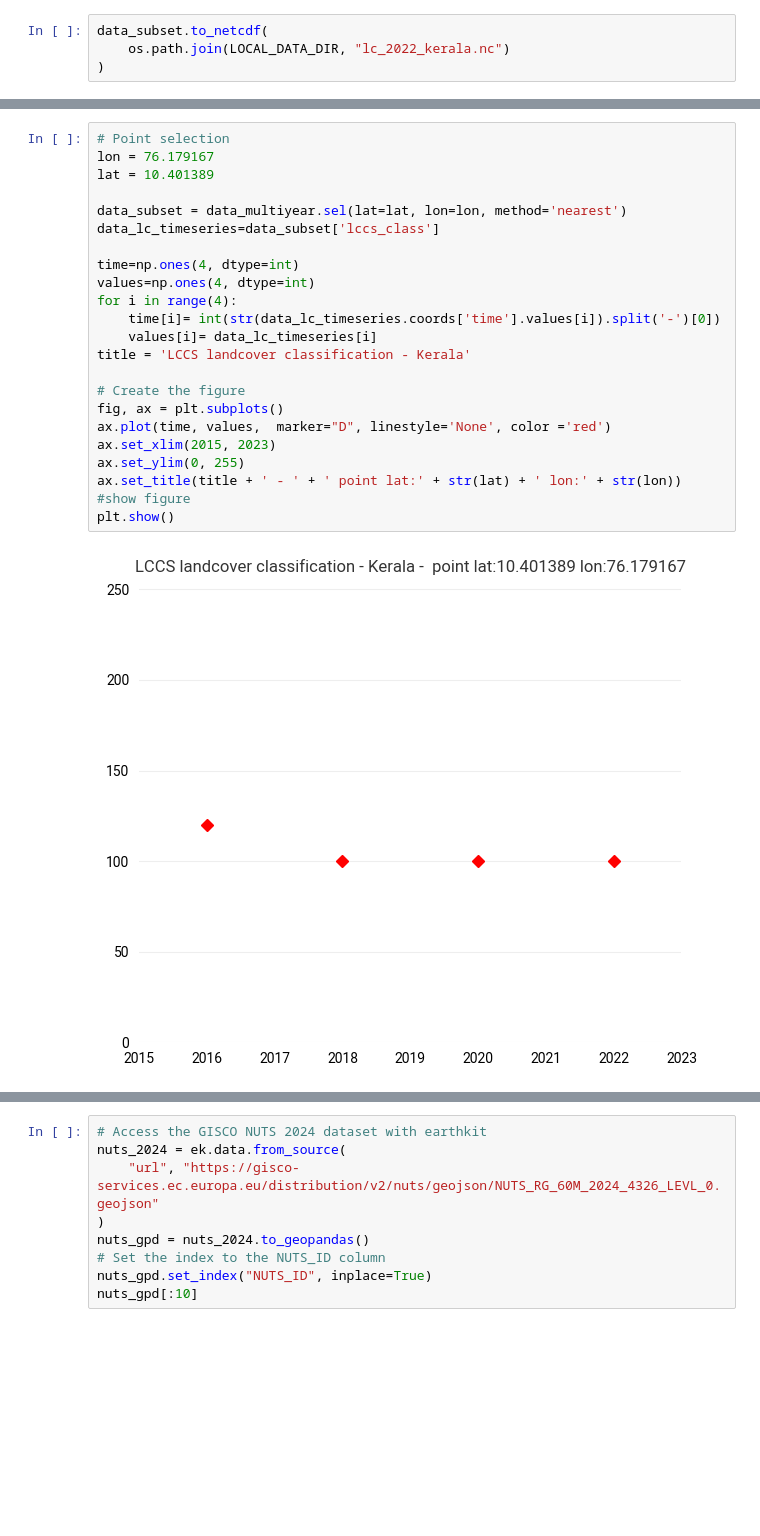
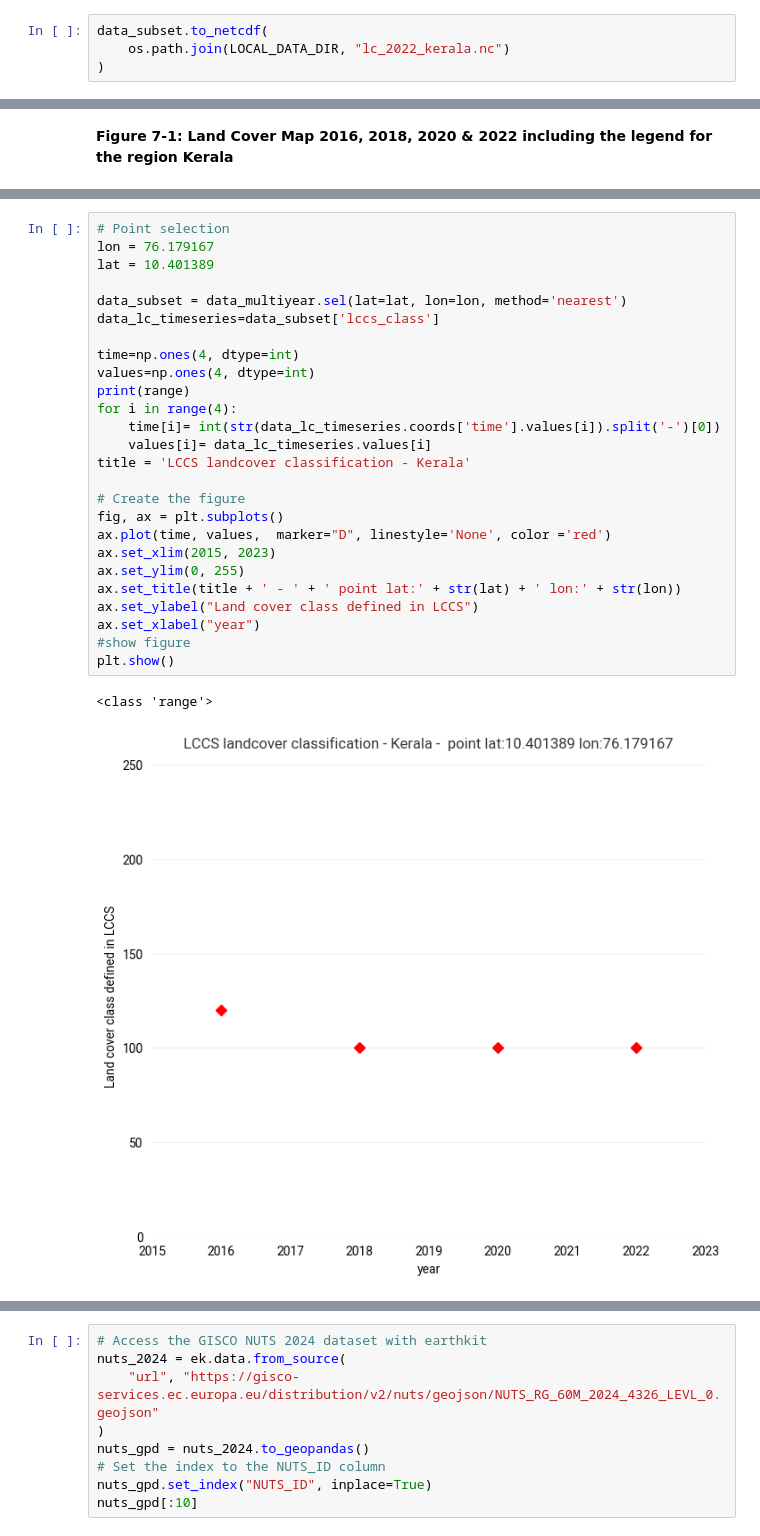
Before and after one commit to ecmwf-training/c3s-training-submodule-sat-obs-land, a Jupyter notebook: land-cover.ipynb, the cells around one changed output, grey strips where cells are left out. Cells and saved outputs as stored; diff of their text form; blank space fills up the shorter version.

```diff
--- a/land-cover.ipynb
+++ b/land-cover.ipynb
@@ -398,3 +436,5 @@ plt.show()
+# %% [markdown]
+**Figure 7-1: Land Cover Map 2016, 2018, 2020 & 2022 including the legend for the region Kerala**
 # %%
 # show the dataset
 data
@@ -448,25 +488,29 @@ flag_values :
 # %%
 # Point selection
 lon = 76.179167
 lat = 10.401389
 
 data_subset = data_multiyear.sel(lat=lat, lon=lon, method='nearest')
 data_lc_timeseries=data_subset['lccs_class']
 
 time=np.ones(4, dtype=int)
 values=np.ones(4, dtype=int)
+print(range)
 for i in range(4):
     time[i]= int(str(data_lc_timeseries.coords['time'].values[i]).split('-')[0])
-    values[i]= data_lc_timeseries[i]
+    values[i]= data_lc_timeseries.values[i]
 title = 'LCCS landcover classification - Kerala'
 
 # Create the figure
 fig, ax = plt.subplots()
 ax.plot(time, values,  marker="D", linestyle='None', color ='red')
 ax.set_xlim(2015, 2023)
 ax.set_ylim(0, 255)
 ax.set_title(title + ' - ' + ' point lat:' + str(lat) + ' lon:' + str(lon))
+ax.set_ylabel("Land cover class defined in LCCS")
+ax.set_xlabel("year")
 #show figure
 plt.show()
 # %% [output]
+<class 'range'>
-[figure, old version]
+[figure, new version]
```
Also changed, not shown: parts of 46 cells of this notebook, 1 other file.
